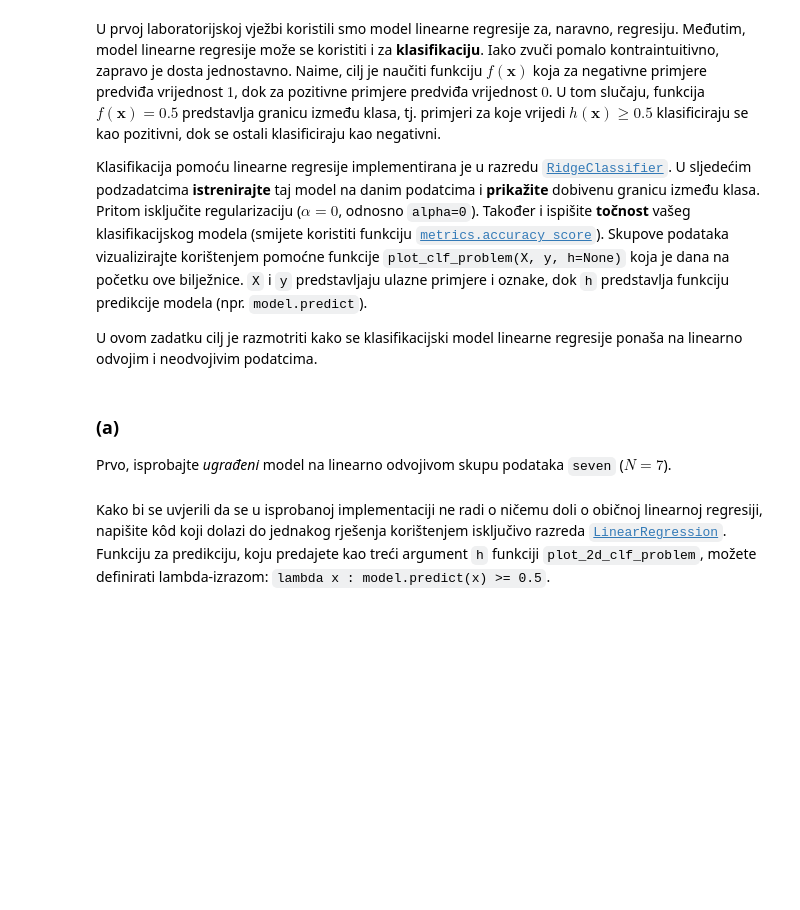
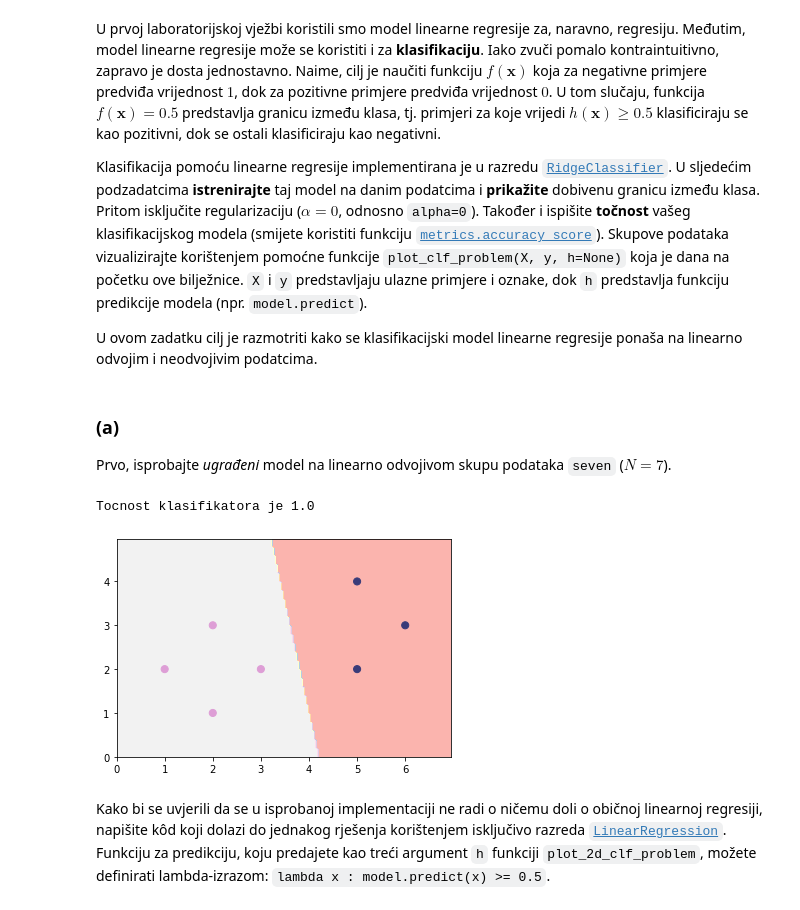
Before and after one commit to dbrcina/SU-FER-2020-21, a Jupyter notebook: SU-2020-LAB02-0036506587.ipynb, the cells around one changed output. Drawn from its saved outputs; the diff is of its cells as text; code cells hidden in the pictures; blank space fills up the shorter version.

```diff
--- a/SU-2020-LAB02-0036506587.ipynb
+++ b/SU-2020-LAB02-0036506587.ipynb
@@ -88,2 +89,11 @@ seven_y = np.array([1, 1, 1, 1, 0, 0, 0])
+# %%
+# Vaš kôd ovdje
+ridge_classifier = RidgeClassifier(alpha=0).fit(seven_X, seven_y)
+seven_h_ridge = ridge_classifier.predict(seven_X)
+plot_2d_clf_problem(seven_X, seven_y, ridge_classifier.predict)
+print(f"Tocnost klasifikatora je {accuracy_score(seven_y, seven_h_ridge)}")
+# %% [output]
+Tocnost klasifikatora je 1.0
+[figure, added]
 # %% [markdown]
 Kako bi se uvjerili da se u isprobanoj implementaciji ne radi o ničemu doli o običnoj linearnoj regresiji, napišite kôd koji dolazi do jednakog rješenja korištenjem isključivo razreda [`LinearRegression`](http://scikit-learn.org/stable/modules/generated/sklearn.linear_model.LinearRegression.html). Funkciju za predikciju, koju predajete kao treći argument `h` funkciji `plot_2d_clf_problem`, možete definirati lambda-izrazom: `lambda x : model.predict(x) >= 0.5`.
```
Also changed, not shown: parts of 13 cells of this notebook.
